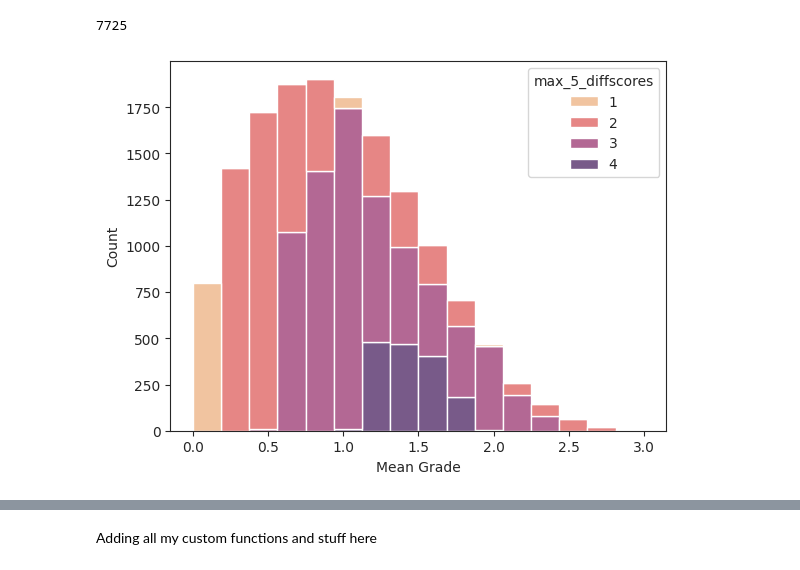
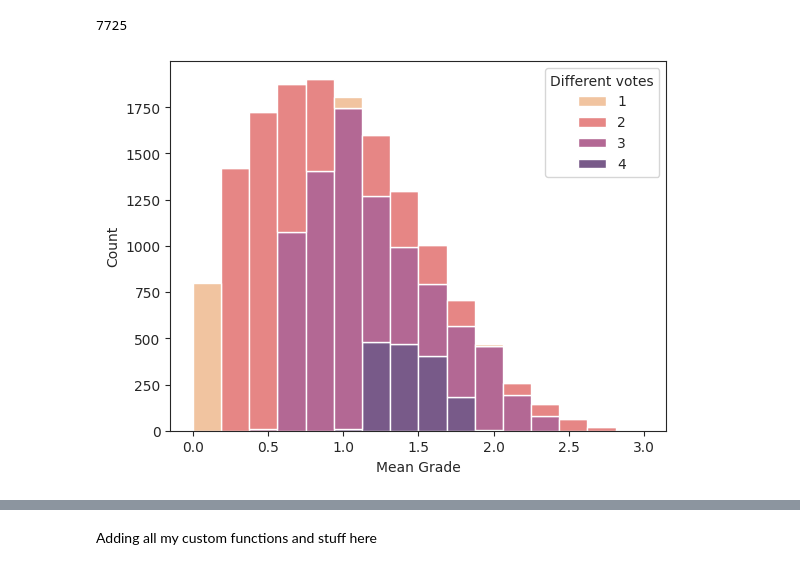
Before and after one commit to Dorijan-Cirkveni/tar-project, a Jupyter notebook: data_visualisation.ipynb, the cells around one changed output, grey strips where cells are left out. Saved outputs shown, nothing was run; the diff lists cells and outputs as text; code cells hidden in the pictures.

```diff
--- a/data_visualisation.ipynb
+++ b/data_visualisation.ipynb
@@ -27,17 +27,17 @@ len(combined_df[combined_df['meanGrade'] <= 0.9])
 [figure]
 7725
 # %%
-combined_df['max_5_diffscores']=combined_df['grades_max_5'].apply(lambda X:len(set(X)))
+combined_df['Different votes']=combined_df['grades_max_5'].apply(lambda X:len(set(X)))
 # %%
-def plotFn(dataset,xvaluename,huename,xlabel,ylabel)
-sns.set_style("ticks")
-sns.histplot(data=dataset, x='meanGrade', hue='max_5_diffscores', palette="flare", bins=16, cumulative=False, multiple="stack")
-plot.xlabel('Mean Grade')
-plot.ylabel('Count')
-plot.show()
-plotFn()
+def plotFn(dataset,xvaluename,huename,xlabel,ylabel):
+    sns.set_style("ticks")
+    sns.histplot(data=dataset, x=xvaluename, hue=huename, palette="flare", bins=16, cumulative=False, multiple="stack")
+    plt.xlabel(xlabel)
+    plt.ylabel(ylabel)
+    plt.show()
+plotFn(combined_df,'meanGrade','Different votes','Mean Grade','Count')
 # %% [output]
-[figure, old version]
+[figure, new version]
 # %%
 # Flatten the grades data
 flat_data = df.explode('grades')
```
Also changed, not shown: parts of 20 cells of this notebook.
